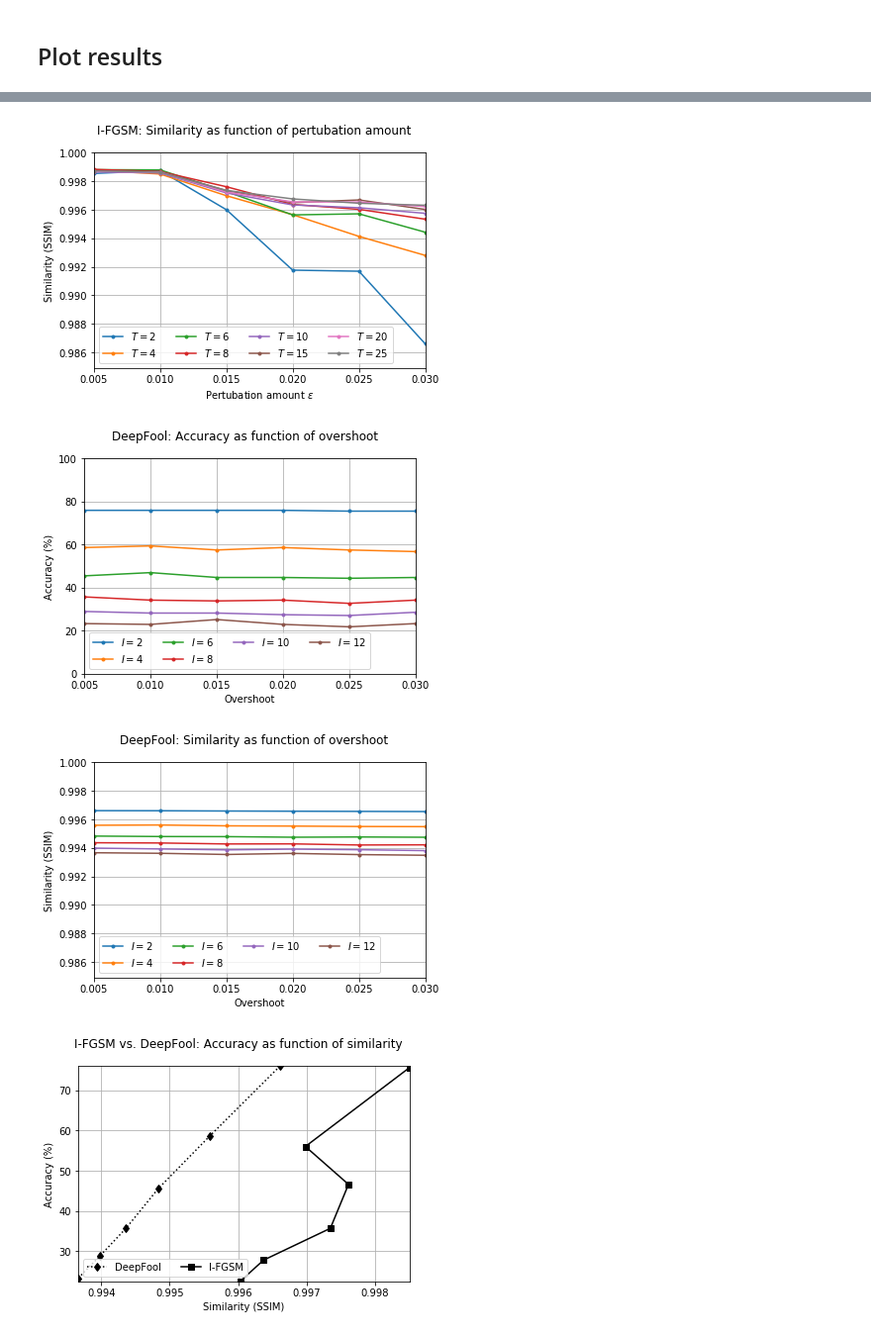
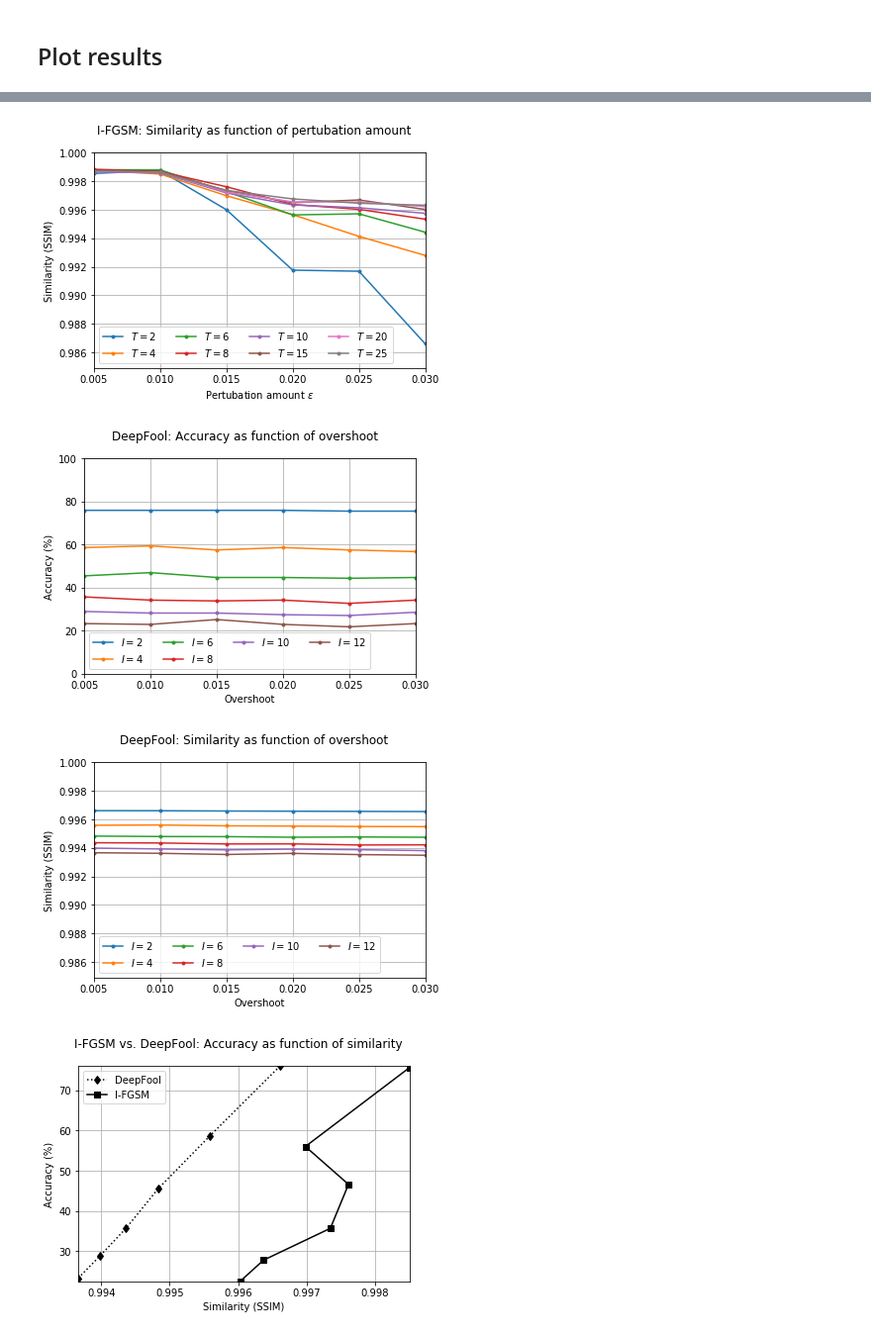
Before and after one commit to vkarlstrand/pie, a Jupyter notebook: plot_parameter_results.ipynb, the cells around one changed output, grey strips where cells are left out. Shown: that part at 99% size. Cells and saved outputs as stored; diff of their text form; code cells hidden in the pictures.

Commit message:
Updated plot colors etc

```diff
--- a/plot_parameter_results.ipynb
+++ b/plot_parameter_results.ipynb
@@ -96,7 +96,7 @@ def plot_all_accuracy_similarity(IFGSM_accuracy, IFGSM_similarity, DeepFool_accu
     ax.set_ylabel('Accuracy (%)')
     ax.set_xlim([min(IFGSM_similarity[-1],DeepFool_similarity[-1]), max(IFGSM_similarity[0],DeepFool_similarity[0])])
     ax.set_ylim([min(DeepFool_accuracy[-1],IFGSM_accuracy[-1]), max(DeepFool_accuracy[0],IFGSM_accuracy[0])])
-    ax.legend(["DeepFool", "I-FGSM"] , loc='lower left', ncol=2)
+    ax.legend(["DeepFool", "I-FGSM"] , loc='upper left', ncol=1)
     ax.grid('on')
     return fig
 
@@ -112,31 +112,31 @@ fig = plot_deepfool_accuracy(overshoots, max_iters, DeepFool_Accuracy_arr_new)
 fig.suptitle('DeepFool: Accuracy as function of overshoot')
 plt.savefig('res_deepfool_acc.pdf')
 
 fig = plot_deepfool_similarity(overshoots, max_iters, DeepFool_mean_similarity_arr_new, DeepFool_std_similarity_arr_new)
 fig.suptitle('DeepFool: Similarity as function of overshoot')
 plt.savefig('res_deepfool_sim.pdf')
 
 
 IFGSM_Accuracy = np.array([orig_IFGSM_Accuracy_arr[1,1],orig_IFGSM_Accuracy_arr[2,1],orig_IFGSM_Accuracy_arr[2,3],\
                          orig_IFGSM_Accuracy_arr[2,5],orig_IFGSM_Accuracy_arr[3,3],orig_IFGSM_Accuracy_arr[4,3]])
 IFGSM_Mean_Similarity = np.array([orig_IFGSM_mean_similarity_arr[1,1],orig_IFGSM_mean_similarity_arr[2,1],orig_IFGSM_mean_similarity_arr[2,3],\
                          orig_IFGSM_mean_similarity_arr[2,5],orig_IFGSM_mean_similarity_arr[3,3],orig_IFGSM_mean_similarity_arr[4,3]])
 
 DeepFool_Accuracy = DeepFool_Accuracy_arr_new[0,:]
 DeepFool_Mean_Similarity = DeepFool_mean_similarity_arr_new[0,:]
 
 # IFGSM_Accuracy = 1
 # IFGSM_Mean_Similarity = 1
 
 
 fig = plot_all_accuracy_similarity(IFGSM_Accuracy, IFGSM_Mean_Similarity, DeepFool_Accuracy, DeepFool_Mean_Similarity)
 fig.suptitle('I-FGSM vs. DeepFool: Accuracy as function of similarity')
 plt.savefig('res_ifgsm_deepfool_acc_sim.pdf')
 
 plt.show()
 # %% [output]
 [figure]
 [figure]
 [figure]
 [figure]
-[figure, old version]
+[figure, new version]
```
